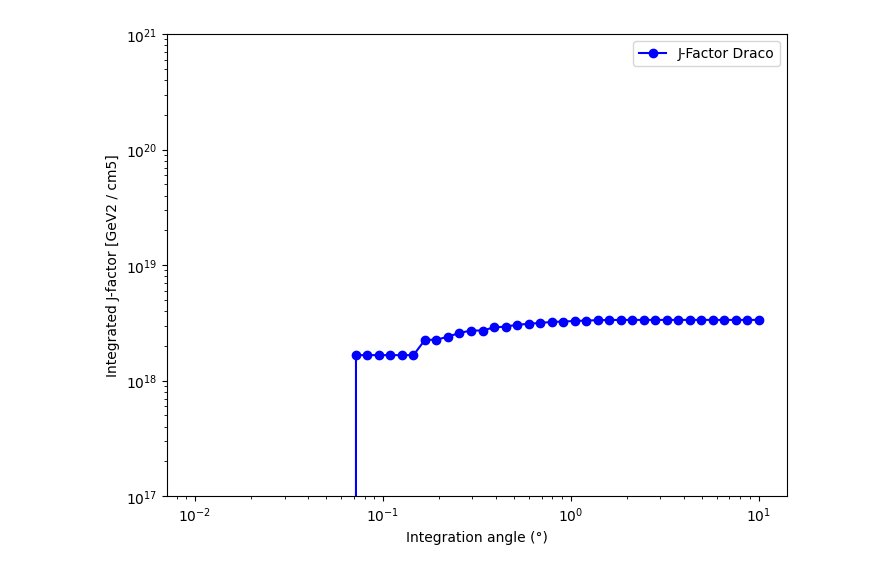
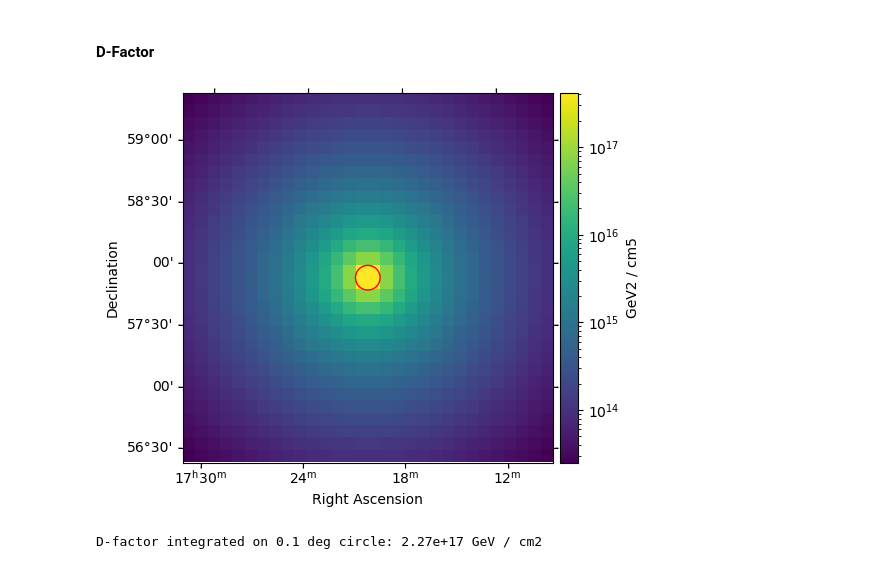
Before and after one commit to alexcervino/Dark-Matter-Tutorials-Gammapy, a Jupyter notebook: tutorial_basics.ipynb, the cells around one changed output. Saved outputs shown, nothing was run; the diff lists cells and outputs as text; code cells hidden in the pictures.

```diff
--- a/tutorial_basics.ipynb
+++ b/tutorial_basics.ipynb
@@ -105,29 +192,34 @@ Here, we plot the integrated J-Factor as a function of the integration angle. Th
-# %%
-# Plot integrated J Factor for several integration angles (0.01º to 10º in log scale)
-angles = np.logspace(-2, 1, 50) * u.deg
-
-jfactor_draco_integrated = []
-
-for theta in angles:
-    sky_reg_draco = CircleSkyRegion(center=position_dwarf_draco, radius=theta)
-    pix_reg_draco = sky_reg_draco.to_pixel(wcs=geom_draco.wcs)
-    total_jfact_draco = pix_reg_draco.to_mask().multiply(jfact_draco).sum().value  # Extraer el valor sin unidades
-    jfactor_draco_integrated.append(total_jfact_draco)
-
-jfactor_draco_integrated = np.array(jfactor_draco_integrated)
-
-plt.figure(figsize=(8, 6))
-plt.plot(angles, jfactor_draco_integrated, marker="o", linestyle="-", color="b", label="J-Factor Draco")
-
-plt.xscale("log")
-plt.yscale("log")
-plt.ylim([1e17, 1e21])
-
-plt.xlabel("Integration angle (°)")
-plt.ylabel(f"Integrated J-factor [{jfact_draco.unit}]")
-
-plt.legend()
-plt.show()
-# %% [output]
-[figure, removed]
+# %% [markdown]
+#### D-Factor
+# %%
+# JFactory creation for ANNIHILATION
+dfactory = JFactory(
+    geom=geom_draco,
+    profile=draco_profile,
+    distance=distance_dwarf_draco,
+    annihilation = False #Set for decay
+)
+
+# Compute J factor
+dfact_draco = dfactory.compute_jfactor()
+
+# Map construction for plotting
+dfact_map_draco = WcsNDMap(geom=geom_draco, data=jfact_draco.value, unit=jfact_draco.unit)
+
+plt.figure()
+
+ax = dfact_map_draco.plot(cmap="viridis", norm=LogNorm(), add_cbar=True)
+
+# Define a region of interest (i.e., 0.1 deg circle)
+sky_reg = CircleSkyRegion(center=position_dwarf_draco, radius=0.1 * u.deg)
+pix_reg = sky_reg.to_pixel(wcs=geom_draco.wcs)
+pix_reg.plot(ax=ax, facecolor="none", edgecolor="red", label="0.1 deg circle")
+plt.show()
+
+# Integration of JFactor within that region
+total_dfact = pix_reg.to_mask().multiply(dfact_draco).sum()
+print(f"D-factor integrated on 0.1 deg circle: {total_dfact:.3g}")
+# %% [output]
+[figure, added]
+D-factor integrated on 0.1 deg circle: 2.27e+17 GeV / cm2
 # %% [markdown]
```
Also changed, not shown: parts of 26 cells of this notebook.
